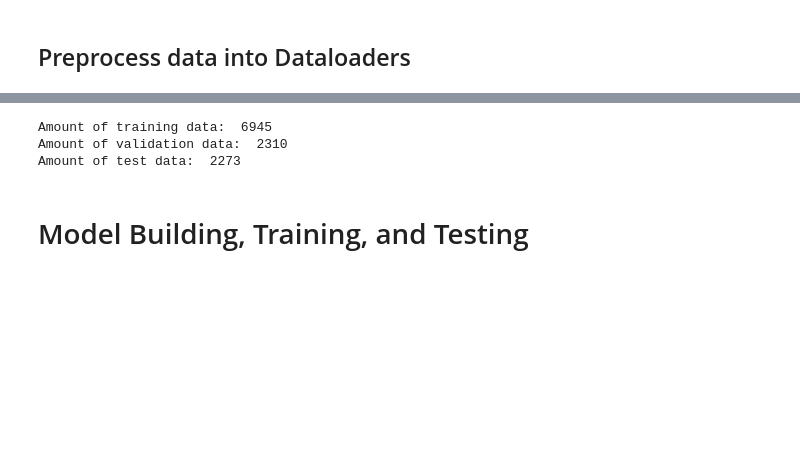
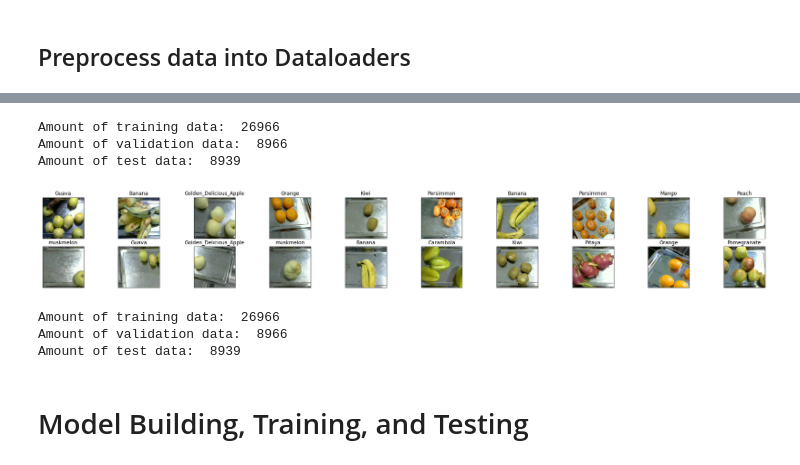
Before and after one commit to SupermarketAutomationAI/baseline_model_SVM, a Jupyter notebook: baseline_model_SVM.ipynb, the cells around one changed output, grey strips where cells are left out. Drawn from its saved outputs; the diff is of its cells as text; code cells hidden in the pictures; blank space fills up the shorter version.

```diff
--- a/baseline_model_SVM.ipynb
+++ b/baseline_model_SVM.ipynb
@@ -23,6 +81,6 @@ import shutil
 # %%
 # create data directory and move all images into it
-parent_dir = "/root/datasets/SupermarketAutomationAI_Dataset_V1"
+parent_dir = "/root/datasets/V3_combined_all_DS"
 os.chdir(parent_dir)
 category_list = list(filter(lambda x: os.path.isdir(x), os.listdir()))
 data_dir = parent_dir + '/' + "data"
@@ -103,3 +155,51 @@ from torchvision import datasets, transforms
+# %%
+# define the locations of the training and validation data
+train_dir = os.path.join(parent_dir, 'train/')
+val_dir = os.path.join(parent_dir, 'val/')
+test_dir = os.path.join(parent_dir, 'test/')
+
+# define a list of all classes that the model will be trained with
+
+# List different classes: 19 currently
+classes = ['Banana', 'Carambola', 'Fuji_Apple', 'Gala_Apple', 'Golden_Delicious_Apple',
+           'Granny_Smith_Apple', 'Guava', 'Kiwi', 'Mango', 'Orange',
+           'Peach', 'Pear', 'Persimmon', 'Pitaya', 'Plum', 'Pomegranate',
+           'Red_Delicious_Apple', 'Tomatoes', 'muskmelon']
+
+data_CC_transform = transforms.Compose([transforms.CenterCrop([224,224]),
+                                        transforms.ToTensor()])
+
+# apply the transforms to the data
+train_data = datasets.ImageFolder(train_dir, transform=data_CC_transform)
+val_data = datasets.ImageFolder(val_dir, transform=data_CC_transform)
+test_data = datasets.ImageFolder(test_dir, transform=data_CC_transform)
+
+# print the amount of data in both training and validation sets
+print("Amount of training data: ", len(train_data))
+print("Amount of validation data: ", len(val_data))
+print("Amount of test data: ", len(test_data))
+# %% [output]
+Amount of training data:  26966
+Amount of validation data:  8966
+Amount of test data:  8939
+# %%
+# View 20 random, post processed, training images
+fig = plt.figure(figsize=(32, 4))
+train_loader = torch.utils.data.DataLoader(train_data, batch_size=1, shuffle=True)
+
+n=1
+for data in iter(train_loader):
+  img,label = data
+  if n <= 20:
+    image = img.numpy()
+    ax = fig.add_subplot(2, 20/2, n, xticks=[], yticks=[])
+    plt.imshow(np.transpose(image[0], (1, 2, 0)))
+    ax.set_title(classes[label])
+    n = n+1
+  else:
+    break
+# %% [output]
+[figure, added]
 # %%
 # set the batch_size
 batch_size = 64
@@ -109,13 +209,6 @@ train_dir = os.path.join(parent_dir, 'train/')
 val_dir = os.path.join(parent_dir, 'val/')
 test_dir = os.path.join(parent_dir, 'test/')
 
-# define a list of all classes that the model will be trained with
-
-# List different classes: 14 currently
-classes = ['Multiple Bananas', 'Multiple Fuji Apples', 'Multiple Gala Apples', 'Multiple Golden Delicious Apples',
-           'Multiple Granny Smith Apples', 'Multiple Oranges', 'Multiple Red Delicious Apples',
-           'One Banana', 'One Fuji Apple', 'One Gala Apple', 'One Golden Delicious Apple',
-           'One Granny Smith Apple', 'One Orange', 'One Red Delicious Apple']
 
 # three possible transforms, will test each to see which gives better results
 data_CC_transform = transforms.Compose([transforms.CenterCrop([224,224]), transforms.ToTensor()])
@@ -125,17 +218,17 @@ train_data = datasets.ImageFolder(train_dir, transform=data_CC_transform)
 val_data = datasets.ImageFolder(val_dir, transform=data_CC_transform)
 test_data = datasets.ImageFolder(test_dir, transform=data_CC_transform)
 
-train_loader = torch.utils.data.DataLoader(train_data, batch_size=batch_size)
-val_loader = torch.utils.data.DataLoader(val_data, batch_size=batch_size)
-test_loader = torch.utils.data.DataLoader(test_data, batch_size=batch_size)
+train_loader = torch.utils.data.DataLoader(train_data, batch_size=train_data.__len__())
+val_loader = torch.utils.data.DataLoader(val_data, batch_size=val_data.__len__())
+test_loader = torch.utils.data.DataLoader(test_data, batch_size=test_data.__len__())
 
 # print the amount of data in both training and validation sets
 print("Amount of training data: ", len(train_data))
 print("Amount of validation data: ", len(val_data))
 print("Amount of test data: ", len(test_data))
 # %% [output]
-Amount of training data:  6945
-Amount of validation data:  2310
-Amount of test data:  2273
+Amount of training data:  26966
+Amount of validation data:  8966
+Amount of test data:  8939
 # %% [markdown]
 # Model Building, Training, and Testing
```
Also changed, not shown: parts of 30 cells of this notebook.
